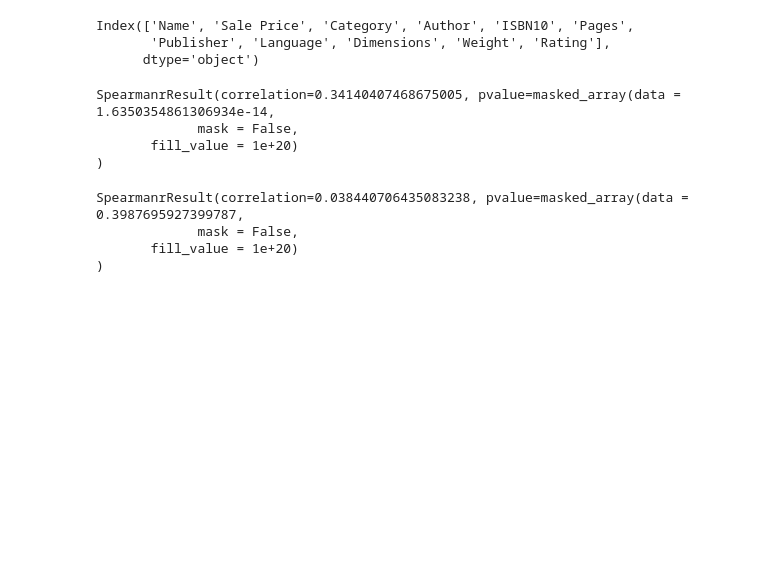
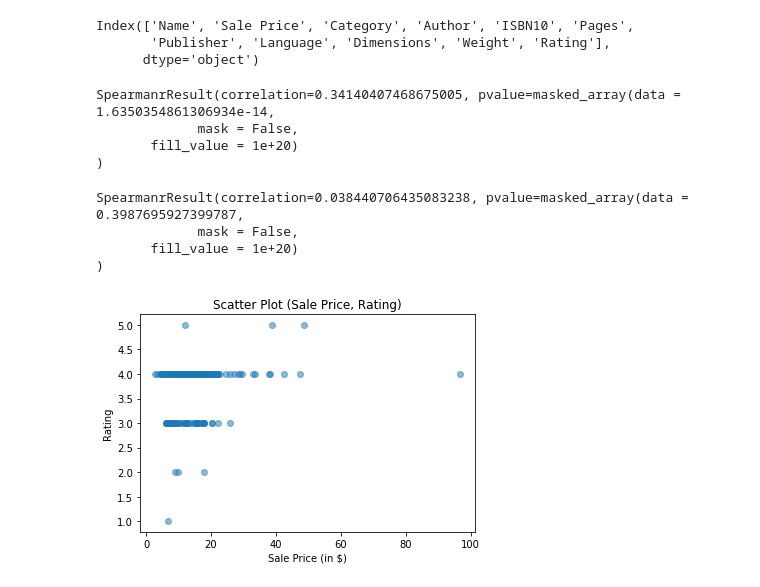
Before and after one commit to deepanshugera/data-analysis-cs839, a Jupyter notebook: Analysis.ipynb, the cells around one changed output. Drawn from its saved outputs; the diff is of its cells as text; code cells hidden in the pictures; blank space fills up the shorter version.

```diff
--- a/Analysis.ipynb
+++ b/Analysis.ipynb
@@ -223,3 +223,12 @@ SpearmanrResult(correlation=0.038440706435083238, pvalue=masked_array(data = 0.3
              mask = False,
        fill_value = 1e+20)
 )
+# %%
+plt.scatter(price, rating, alpha=0.5)
+plt.ylabel('Rating')
+plt.xlabel('Sale Price (in $)')
+plt.title('Scatter Plot (Sale Price, Rating)')
+plt.savefig('./figures/price_vs_rating_sp.jpg', bbox_inches = 'tight')
+plt.show()
+# %% [output]
+[figure, added]
```
Also changed, not shown: parts of 1 cell of this notebook, 3 other files.
